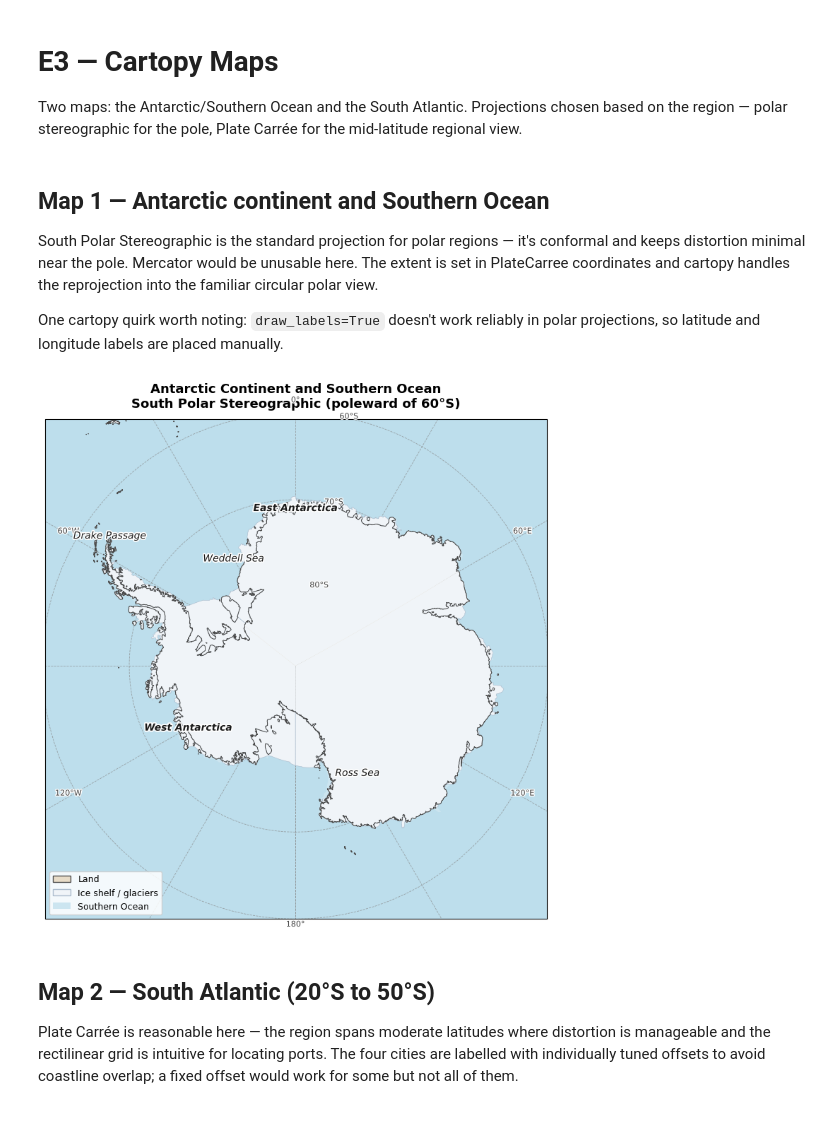
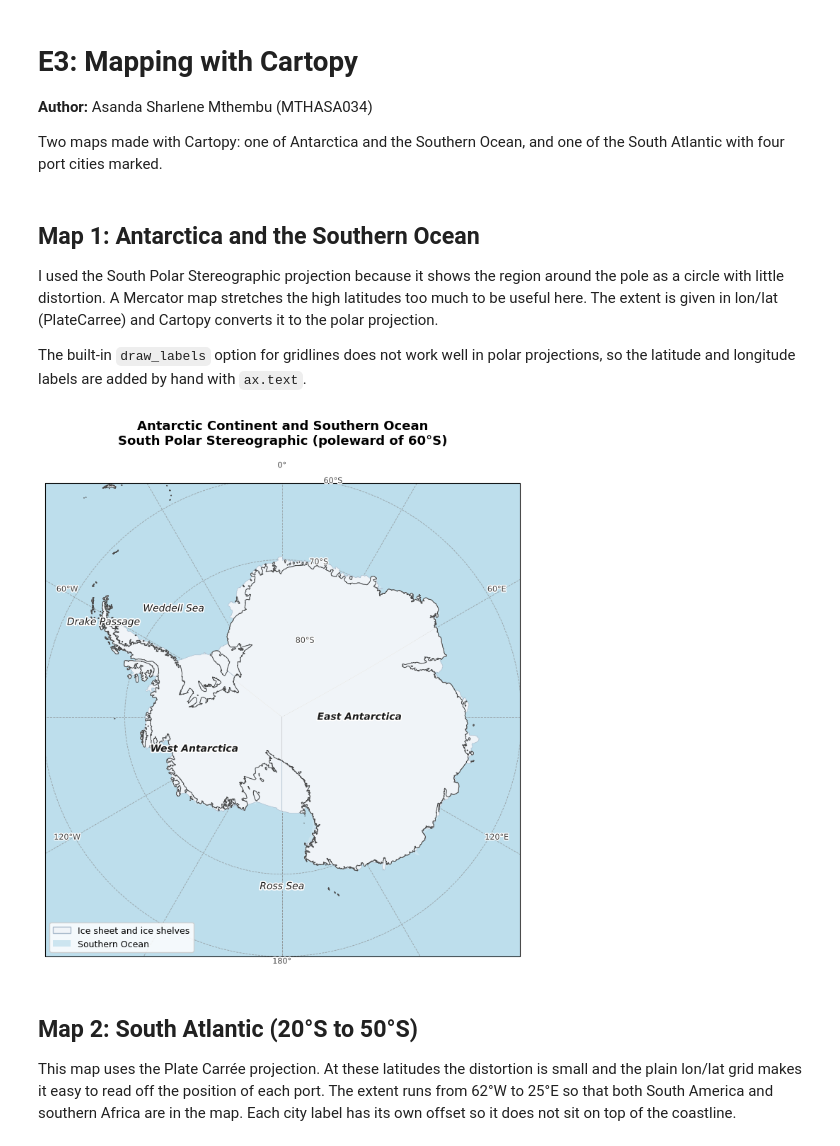
Before and after one commit to AsandaSharleneMthembu/MTHASA034_SAMOS-CORE3, a Jupyter notebook: E3/E3.ipynb, the cells around one changed output. Cells and saved outputs as stored; diff of their text form; code cells hidden in the pictures; blank space fills up the shorter version.

Commit message:
E3: fix map extent and labels, tidy notebook text

```diff
--- a/E3/E3.ipynb
+++ b/E3/E3.ipynb
@@ -1,6 +1,9 @@
 # %% [markdown]
-# E3 — Cartopy Maps
-Two maps: the Antarctic/Southern Ocean and the South Atlantic. Projections chosen based on the region — polar stereographic for the pole, Plate Carrée for the mid-latitude regional view.
+# E3: Mapping with Cartopy
+
+**Author:** Asanda Sharlene Mthembu (MTHASA034)
+
+Two maps made with Cartopy: one of Antarctica and the Southern Ocean, and one of the South Atlantic with four port cities marked.
 # %%
 import matplotlib.pyplot as plt
 import matplotlib.ticker as mticker
@@ -27,11 +30,11 @@ TITLE_SIZE = 13
 LABEL_SIZE = 10
 TICK_SIZE  = 9
 # %% [markdown]
-## Map 1 — Antarctic continent and Southern Ocean
+## Map 1: Antarctica and the Southern Ocean
 
-South Polar Stereographic is the standard projection for polar regions — it's conformal and keeps distortion minimal near the pole. Mercator would be unusable here. The extent is set in PlateCarree coordinates and cartopy handles the reprojection into the familiar circular polar view.
+I used the South Polar Stereographic projection because it shows the region around the pole as a circle with little distortion. A Mercator map stretches the high latitudes too much to be useful here. The extent is given in lon/lat (PlateCarree) and Cartopy converts it to the polar projection.
 
-One cartopy quirk worth noting: `draw_labels=True` doesn't work reliably in polar projections, so latitude and longitude labels are placed manually.
+The built-in `draw_labels` option for gridlines does not work well in polar projections, so the latitude and longitude labels are added by hand with `ax.text`.
 # %%
 fig1, ax1 = plt.subplots(
     figsize=(8, 8),
@@ -41,8 +44,7 @@ fig1, ax1 = plt.subplots(
 ax1.set_extent([-180, 180, -90, -60], crs=ccrs.PlateCarree())
 ax1.set_facecolor(OCEAN_COLOR)
 
-# 10m resolution needed — the Antarctic coastline and ice shelf geometry
-# are too complex to render cleanly at coarser scales
+# 10m resolution is used because the Antarctic coastline is very detailed
 land_10m = cfeature.NaturalEarthFeature(
     'physical', 'land', '10m',
     facecolor=LAND_COLOR, edgecolor=COAST_COLOR, linewidth=0.6
@@ -56,8 +58,7 @@ glaciers = cfeature.NaturalEarthFeature(
     facecolor=ICE_COLOR, edgecolor='none'
 )
 
-# ocean base layer at lower resolution — gives a subtle tonal contrast
-# between the open Southern Ocean and the near-shelf areas
+# lighter ocean layer underneath
 ax1.add_feature(
     cfeature.NaturalEarthFeature('physical', 'ocean', '110m',
                                  facecolor='#a8d5e8', edgecolor='none'),
@@ -69,7 +70,7 @@ ax1.add_feature(ice_10m,  zorder=4)
 ax1.add_feature(cfeature.COASTLINE.with_scale('10m'),
                 edgecolor=COAST_COLOR, linewidth=0.7, zorder=5)
 
-# gridlines — no labels here, placed manually below
+# gridlines (labels are added by hand below)
 gl1 = ax1.gridlines(
     crs=ccrs.PlateCarree(),
     linewidth=0.6, color=GRID_COLOR, alpha=0.7, linestyle='--', zorder=6
@@ -77,7 +78,7 @@ gl1 = ax1.gridlines(
 gl1.xlocator = mticker.FixedLocator(range(-180, 181, 30))
 gl1.ylocator = mticker.FixedLocator([-90, -80, -70, -60])
 
-# latitude labels at lon=10° (just right of the 0-meridian gridline)
+# latitude labels, placed just to the right of the 0 degree meridian
 for lat, lab in [(-60, '60°S'), (-70, '70°S'), (-80, '80°S')]:
     ax1.text(
         10, lat, lab,
@@ -88,7 +89,7 @@ for lat, lab in [(-60, '60°S'), (-70, '70°S'), (-80, '80°S')]:
         zorder=7
     )
 
-# longitude labels just outside the 60°S boundary
+# longitude labels around the edge of the map
 for lon, lab in zip(
     [-180, -120, -60, 0, 60, 120],
     ['180°', '120°W', '60°W', '0°', '60°E', '120°E']
@@ -102,54 +103,52 @@ for lon, lab in zip(
         zorder=7
     )
 
-# geographic labels — italic for ocean/sea names, bold for landmasses
+# place names (bold for land, plain italic for seas)
 geo_labels = [
-    (  0, -90, 'South Pole',      True),
-    (-30, -75, 'Weddell Sea',     False),
-    (150, -75, 'Ross Sea',        False),
-    (  0, -71, 'East Antarctica', True),
-    (-120,-75, 'West Antarctica', True),
-    (-55, -63, 'Drake Passage',   False),
+    (-45, -70.5, 'Weddell Sea',     False),
+    (180, -68.5, 'Ross Sea',        False),
+    ( 90, -80,   'East Antarctica', True),
+    (-110,-78,   'West Antarctica', True),
+    (-62, -64.5, 'Drake Passage',   False),
 ]
 for lon, lat, name, bold in geo_labels:
     ax1.text(
         lon, lat, name,
         transform=ccrs.PlateCarree(),
         fontsize=LABEL_SIZE,
         fontweight='bold' if bold else 'normal',
         style='italic',
         color='#1a1a1a', ha='center', va='center',
         path_effects=[pe.withStroke(linewidth=2.5, foreground=HALO)],
         zorder=8
     )
 
 # South Pole crosshair
 ax1.plot(0, -90, marker='+', markersize=10, markeredgewidth=1.5,
          color='#333333', transform=ccrs.PlateCarree(), zorder=9)
 
 ax1.set_title(
     'Antarctic Continent and Southern Ocean\nSouth Polar Stereographic (poleward of 60°S)',
-    fontsize=TITLE_SIZE, fontweight='bold', pad=12
+    fontsize=TITLE_SIZE, fontweight='bold', pad=40
 )
 
 ax1.legend(
     handles=[
-        mpatches.Patch(facecolor=LAND_COLOR,  edgecolor=COAST_COLOR, label='Land'),
-        mpatches.Patch(facecolor=ICE_COLOR,   edgecolor='#aabbcc',   label='Ice shelf / glaciers'),
+        mpatches.Patch(facecolor=ICE_COLOR,   edgecolor='#aabbcc',   label='Ice sheet and ice shelves'),
         mpatches.Patch(facecolor=OCEAN_COLOR, edgecolor='none',       label='Southern Ocean'),
     ],
     loc='lower left', fontsize=TICK_SIZE, framealpha=0.85, edgecolor='#cccccc'
 )
 
 plt.tight_layout()
 plt.savefig('map1_antarctica_southern_ocean.png', dpi=200, bbox_inches='tight', facecolor='white')
 plt.show()
 # %% [output]
-[figure, old version]
+[figure, new version]
 # %% [markdown]
-## Map 2 — South Atlantic (20°S to 50°S)
+## Map 2: South Atlantic (20°S to 50°S)
 
-Plate Carrée is reasonable here — the region spans moderate latitudes where distortion is manageable and the rectilinear grid is intuitive for locating ports. The four cities are labelled with individually tuned offsets to avoid coastline overlap; a fixed offset would work for some but not all of them.
+This map uses the Plate Carrée projection. At these latitudes the distortion is small and the plain lon/lat grid makes it easy to read off the position of each port. The extent runs from 62°W to 25°E so that both South America and southern Africa are in the map. Each city label has its own offset so it does not sit on top of the coastline.
 # %%
 cities = {
     'Walvis Bay':     ( 14.505, -22.959),
```
Also changed, not shown: parts of 3 cells of this notebook, 2 other files.
